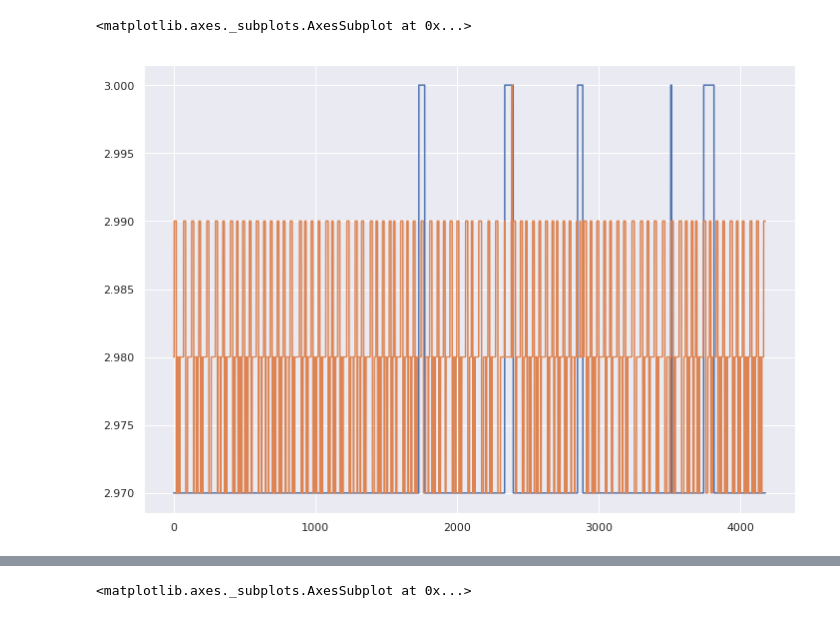
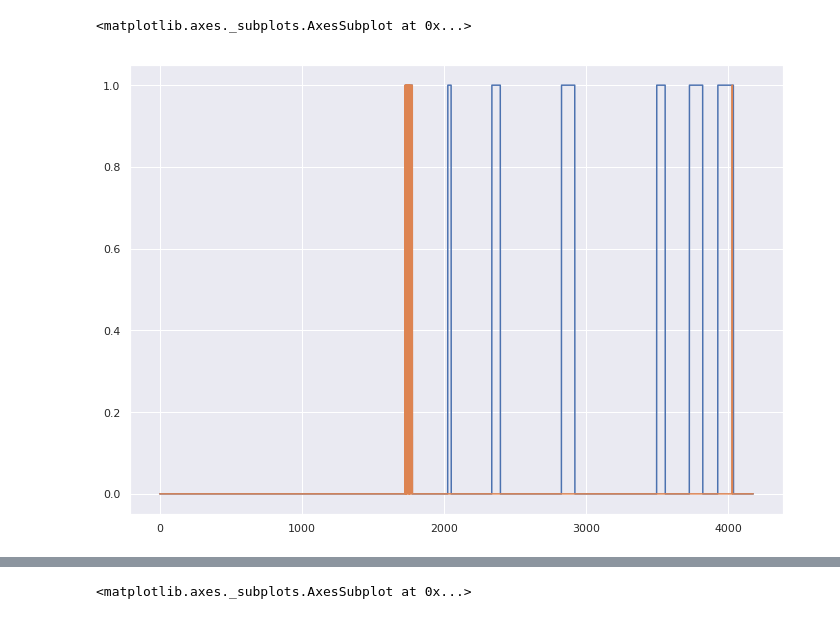
Before and after one commit to sebastiaansch/CDALab2, a Jupyter notebook: Assignment/ARMA task.ipynb, the cells around one changed output, grey strips where cells are left out. Saved outputs shown, nothing was run; the diff lists cells and outputs as text; code cells hidden in the pictures.

```diff
--- a/Assignment/ARMA task.ipynb
+++ b/Assignment/ARMA task.ipynb
@@ -164,11 +147,14 @@ aic_models.sort_values(by='AIC')
+# %%
+source_df = df1
+target_df = df2
 # %%
+## Find some correlation with attacks and signals
+
 fig, ax = plt.subplots()
-target = 'P_J280'
-attack = df2['ATT_FLAG'].copy()
-attack[attack > 0] = max(df2[target])
-attack[attack <= 0] = min(df2[target])
+target = 'S_PU11'
+attack = target_df['ATT_FLAG'].copy()
 sns.lineplot(data=attack,ax=ax)
-sns.lineplot(data=df2[target],ax=ax)
+sns.lineplot(data=target_df[target],ax=ax)
 # %% [output]
 <matplotlib.axes._subplots.AxesSubplot at 0x...>
-[figure, old version]
+[figure, new version]
```
Also changed, not shown: parts of 16 cells of this notebook, 3 other files.
